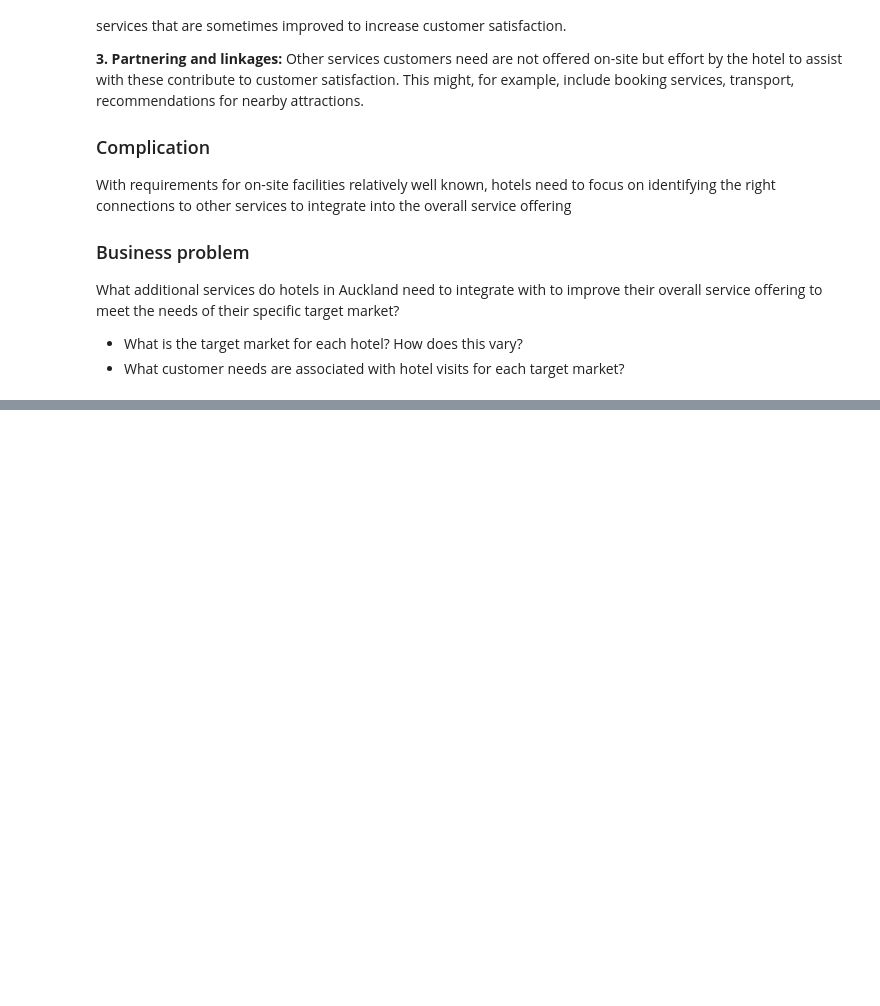
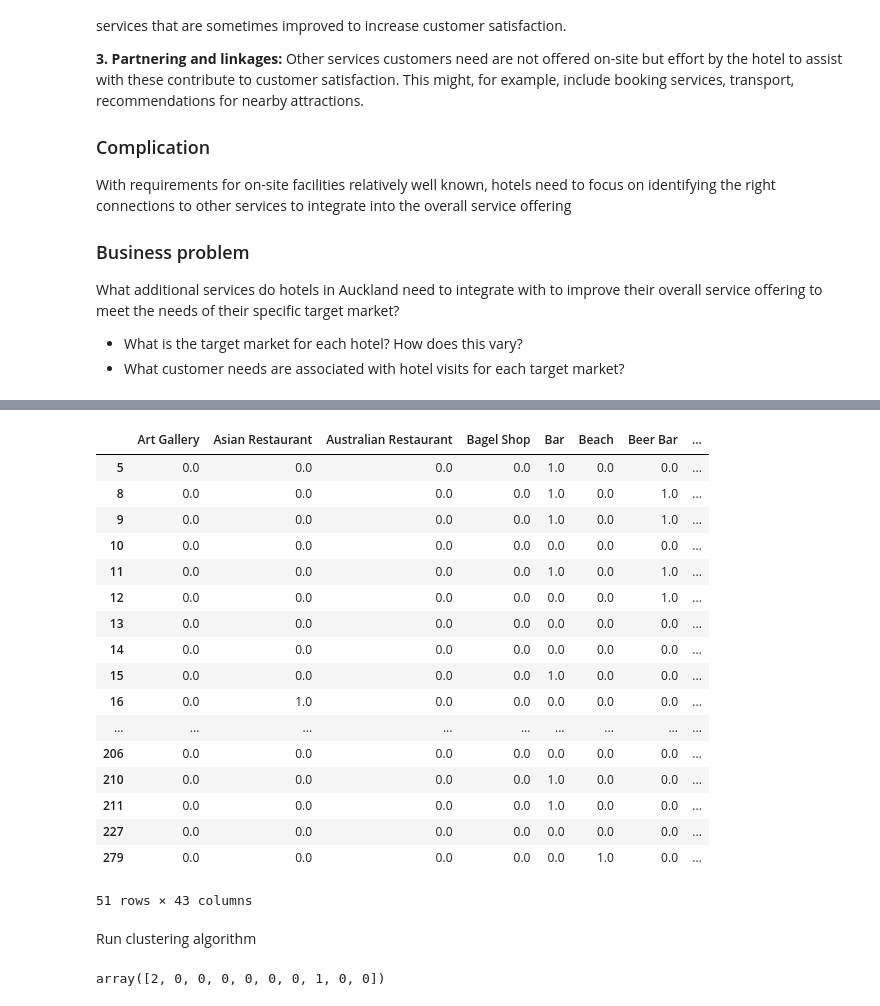
Before and after one commit to ptchev/Coursera_Capstone, a Jupyter notebook: Auckland_Hotel_Advisory.ipynb, the cells around one changed output, grey strips where cells are left out. Saved outputs shown, nothing was run; the diff lists cells and outputs as text; code cells hidden in the pictures; blank space fills up the shorter version.

```diff
--- a/Auckland_Hotel_Advisory.ipynb
+++ b/Auckland_Hotel_Advisory.ipynb
@@ -77,0 +103,21 @@ Having completed the data analysis we will be able to advise owners of hotels in
+# %%
+import requests
+import lxml.html as lh
+import pandas as pd
+import numpy as np
+import geocoder # Talks to geocoding APIs and returns coordinates
+import json # library to handle JSON files
+from geopy.geocoders import Nominatim # module to convert an address into latitude and longitude values
+import requests # library to handle requests
+from pandas.io.json import json_normalize # tranform JSON file into a pandas dataframe
+# Matplotlib and associated plotting modules
+import matplotlib.cm as cm
+import matplotlib.colors as colors
+# import k-means from clustering stage
+from sklearn.cluster import KMeans
+import folium # map rendering library
+
+pd.set_option('display.max_columns', None)
+pd.set_option('display.max_rows', None)
+
+print('Libraries imported.')
@@ -77,0 +783,3 @@ Having completed the data analysis we will be able to advise owners of hotels in
+# %%
+pd.options.display.max_columns = None
+auckland_merged.describe(include='all')
@@ -77,0 +805,2 @@ Having completed the data analysis we will be able to advise owners of hotels in
+# %%
+auckland_merged = pd.read_pickle("./auckland_merged.pkl")
@@ -77,0 +809,5 @@ Having completed the data analysis we will be able to advise owners of hotels in
+# %%
+auckland_valid = auckland_merged.dropna(how='all', axis=1)
+auckland_valid = auckland_valid.dropna(how='any', axis=0)
+auckland_clustering = auckland_valid.drop(['neighborhood','neighborhood_latitude', 'neighborhood_longitude', 'venue_id', 'venue', 'venue_latitude', 'venue_longitude', 'venue_category'],  1)
+auckland_clustering.info()
@@ -77,0 +832,21 @@ Having completed the data analysis we will be able to advise owners of hotels in
+# %%
+auckland_clustering
+# %% [output]
+|  | Art Gallery | Asian Restaurant | Australian Restaurant | Bagel Shop | Bar | Beach | Beer Bar | ... |
+| 5 | 0.0 | 0.0 | 0.0 | 0.0 | 1.0 | 0.0 | 0.0 | ... |
+| 8 | 0.0 | 0.0 | 0.0 | 0.0 | 1.0 | 0.0 | 1.0 | ... |
+| 9 | 0.0 | 0.0 | 0.0 | 0.0 | 1.0 | 0.0 | 1.0 | ... |
+| 10 | 0.0 | 0.0 | 0.0 | 0.0 | 0.0 | 0.0 | 0.0 | ... |
+| 11 | 0.0 | 0.0 | 0.0 | 0.0 | 1.0 | 0.0 | 1.0 | ... |
+| 12 | 0.0 | 0.0 | 0.0 | 0.0 | 0.0 | 0.0 | 1.0 | ... |
+| 13 | 0.0 | 0.0 | 0.0 | 0.0 | 0.0 | 0.0 | 0.0 | ... |
+| 14 | 0.0 | 0.0 | 0.0 | 0.0 | 0.0 | 0.0 | 0.0 | ... |
+| 15 | 0.0 | 0.0 | 0.0 | 0.0 | 1.0 | 0.0 | 0.0 | ... |
+| 16 | 0.0 | 1.0 | 0.0 | 0.0 | 0.0 | 0.0 | 0.0 | ... |
+| ... | ... | ... | ... | ... | ... | ... | ... | ... |
+| 206 | 0.0 | 0.0 | 0.0 | 0.0 | 0.0 | 0.0 | 0.0 | ... |
+| 210 | 0.0 | 0.0 | 0.0 | 0.0 | 1.0 | 0.0 | 0.0 | ... |
+| 211 | 0.0 | 0.0 | 0.0 | 0.0 | 1.0 | 0.0 | 0.0 | ... |
+| 227 | 0.0 | 0.0 | 0.0 | 0.0 | 0.0 | 0.0 | 0.0 | ... |
+| 279 | 0.0 | 0.0 | 0.0 | 0.0 | 0.0 | 1.0 | 0.0 | ... |
+51 rows × 43 columns
@@ -77,0 +858,2 @@ Having completed the data analysis we will be able to advise owners of hotels in
+# %% [markdown]
+Run clustering algorithm
@@ -77,0 +862,11 @@ Having completed the data analysis we will be able to advise owners of hotels in
+# %%
+# set number of clusters
+kclusters = 5
+
+# run k-means clustering
+kmeans = KMeans(n_clusters=kclusters, random_state=1).fit(auckland_clustering)
+
+# check cluster labels generated for each row in the dataframe
+kmeans.labels_[0:10]
+# %% [output]
+array([2, 0, 0, 0, 0, 0, 0, 1, 0, 0])
```
Also changed, not shown: parts of 102 cells of this notebook.
